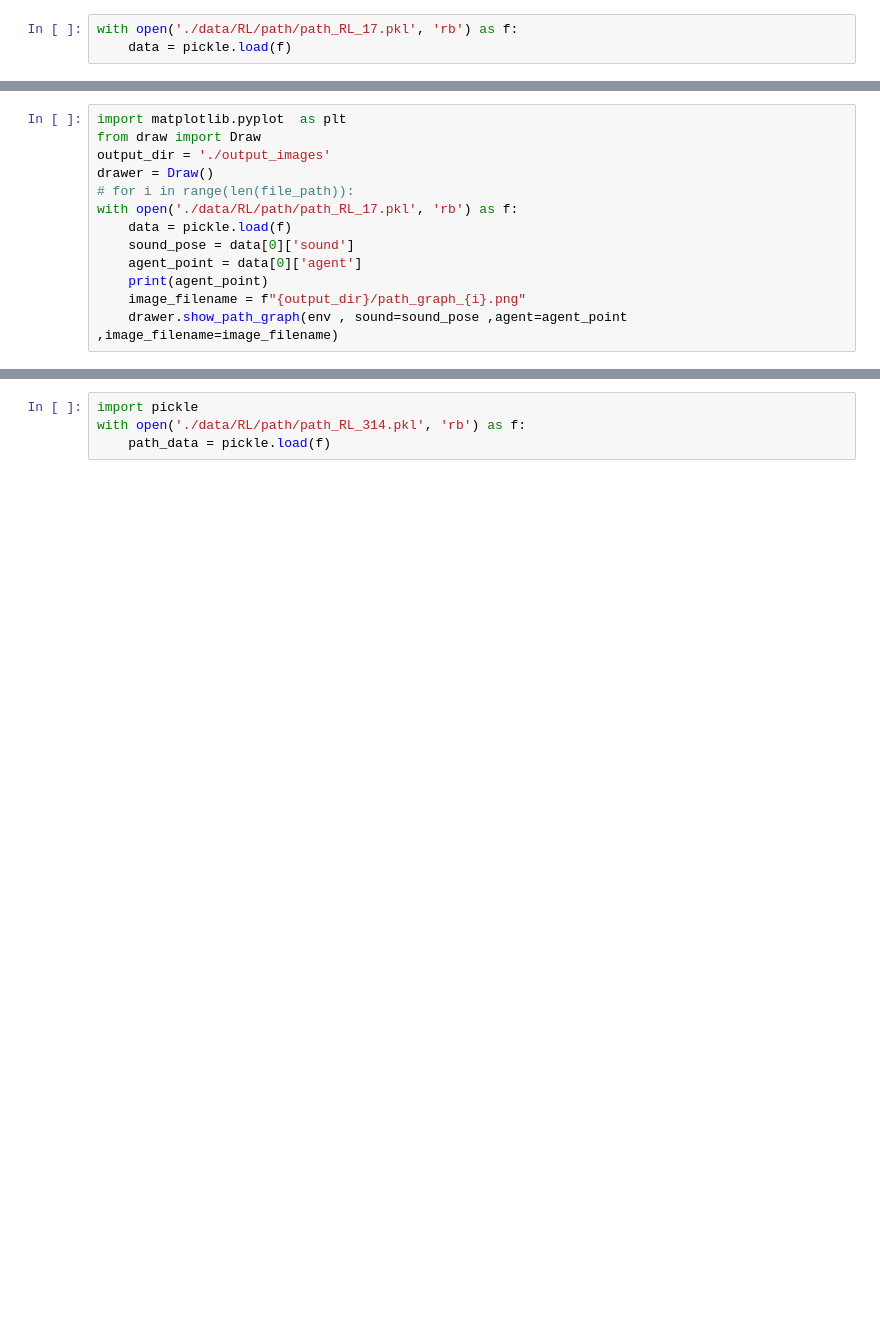
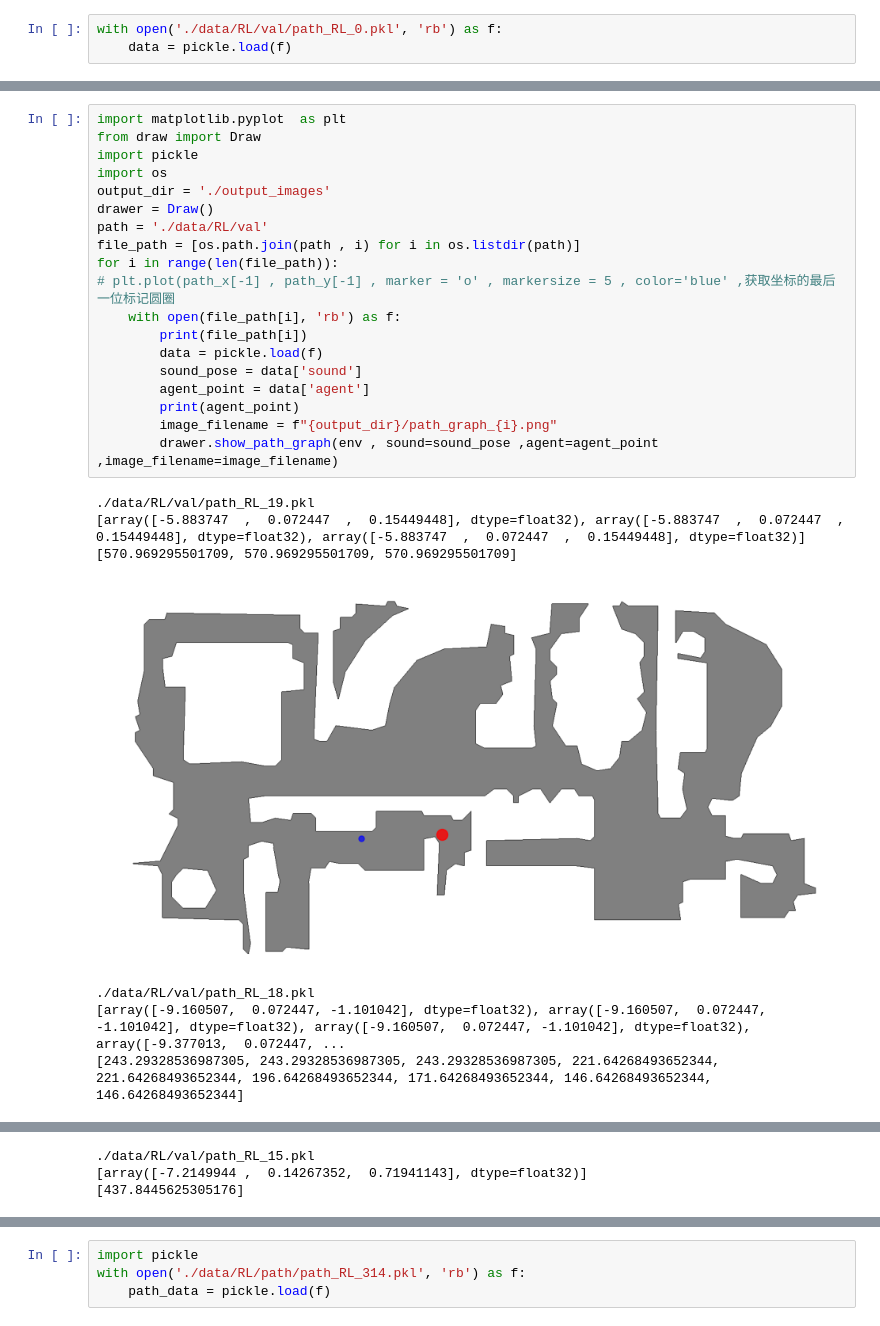
Before and after one commit to YZyongzhang/soundspaces, a Jupyter notebook: env.ipynb, the cells around one changed output, grey strips where cells are left out. Drawn from its saved outputs; the diff is of its cells as text; blank space fills up the shorter version.

```diff
--- a/env.ipynb
+++ b/env.ipynb
@@ -69,5 +76,5 @@ Material for category 'misc' was not found. Using default material instead.
 # %%
-with open('./data/RL/path/path_RL_17.pkl', 'rb') as f:
+with open('./data/RL/val/path_RL_0.pkl', 'rb') as f:
     data = pickle.load(f)
 # %%
 data
@@ -86,13 +86,27 @@ data
 # %%
 import matplotlib.pyplot  as plt
 from draw import Draw
+import pickle
+import os
 output_dir = './output_images'
 drawer = Draw()
-# for i in range(len(file_path)):
-with open('./data/RL/path/path_RL_17.pkl', 'rb') as f:
-    data = pickle.load(f)
-    sound_pose = data[0]['sound']
-    agent_point = data[0]['agent']
-    print(agent_point)
-    image_filename = f"{output_dir}/path_graph_{i}.png"
-    drawer.show_path_graph(env , sound=sound_pose ,agent=agent_point ,image_filename=image_filename)
+path = './data/RL/val'
+file_path = [os.path.join(path , i) for i in os.listdir(path)]
+for i in range(len(file_path)):
+# plt.plot(path_x[-1] , path_y[-1] , marker = 'o' , markersize = 5 , color='blue' ,获取坐标的最后一位标记圆圈
+    with open(file_path[i], 'rb') as f:
+        print(file_path[i])
+        data = pickle.load(f)
+        sound_pose = data['sound']
+        agent_point = data['agent']
+        print(agent_point)
+        image_filename = f"{output_dir}/path_graph_{i}.png"
+        drawer.show_path_graph(env , sound=sound_pose ,agent=agent_point ,image_filename=image_filename)
+# %% [output]
+./data/RL/val/path_RL_19.pkl
+[array([-5.883747  ,  0.072447  ,  0.15449448], dtype=float32), array([-5.883747  ,  0.072447  ,  0.15449448], dtype=float32), array([-5.883747  ,  0.072447  ,  0.15449448], dtype=float32)]
+[570.969295501709, 570.969295501709, 570.969295501709]
+[figure, added]
+./data/RL/val/path_RL_18.pkl
+[array([-9.160507,  0.072447, -1.101042], dtype=float32), array([-9.160507,  0.072447, -1.101042], dtype=float32), array([-9.160507,  0.072447, -1.101042], dtype=float32), array([-9.377013,  0.072447, ...
+[243.29328536987305, 243.29328536987305, 243.29328536987305, 221.64268493652344, 221.64268493652344, 196.64268493652344, 171.64268493652344, 146.64268493652344, 146.64268493652344]
@@ -98,0 +122,3 @@ with open('./data/RL/path/path_RL_17.pkl', 'rb') as f:
+./data/RL/val/path_RL_15.pkl
+[array([-7.2149944 ,  0.14267352,  0.71941143], dtype=float32)]
+[437.8445625305176]
```
Also changed, not shown: parts of 16 cells of this notebook, 51 other files.
